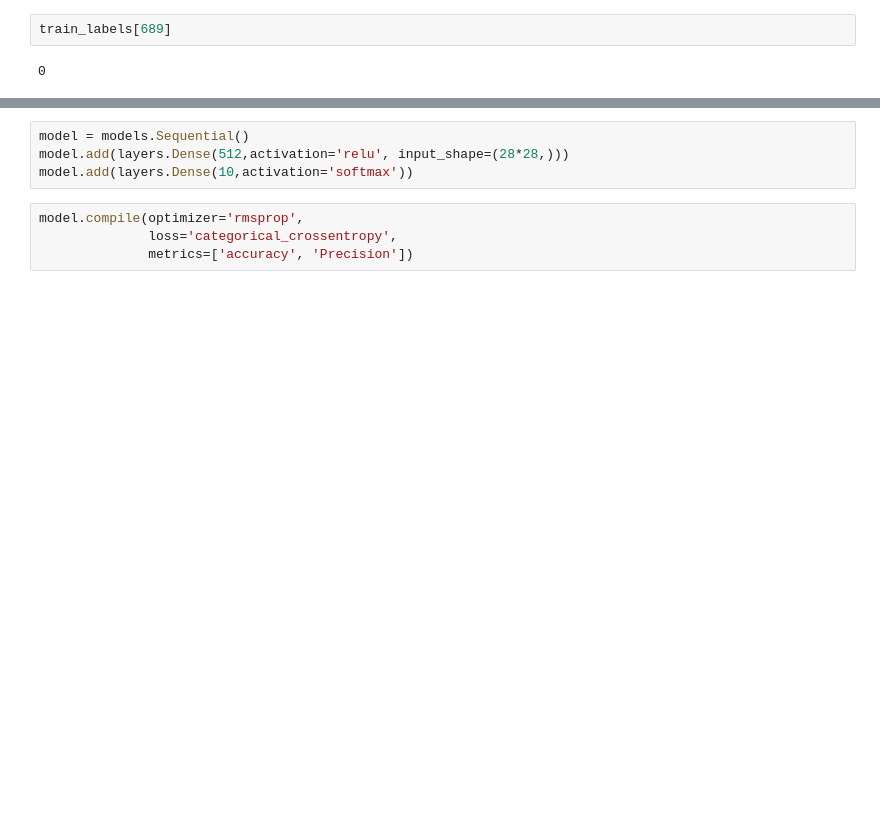
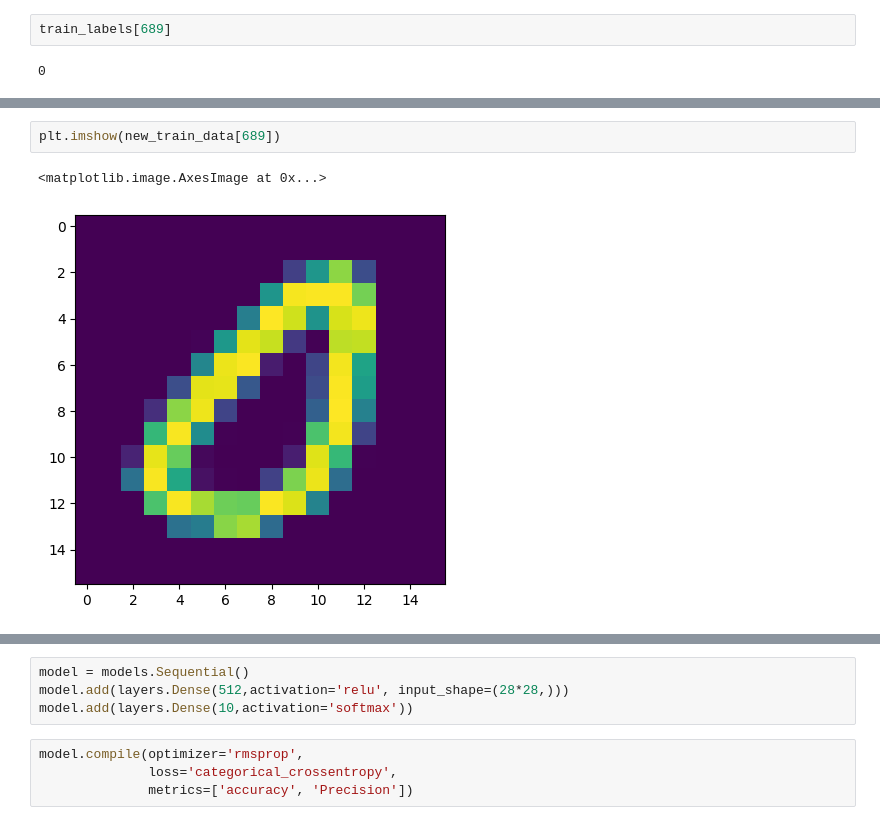
Before and after one commit to AndresR2909/Trabajo_final_redes_neuronales_1, a Jupyter notebook: Trabajo_final_redes_neuronales.ipynb, the cells around one changed output, grey strips where cells are left out. Saved outputs shown, nothing was run; the diff lists cells and outputs as text; blank space fills up the shorter version.

```diff
--- a/Trabajo_final_redes_neuronales.ipynb
+++ b/Trabajo_final_redes_neuronales.ipynb
@@ -193,0 +238,5 @@ train_labels[689]
+# %%
+plt.imshow(new_train_data[689])
+# %% [output]
+<matplotlib.image.AxesImage at 0x...>
+[figure, added]
```
Also changed, not shown: parts of 5 cells of this notebook.
